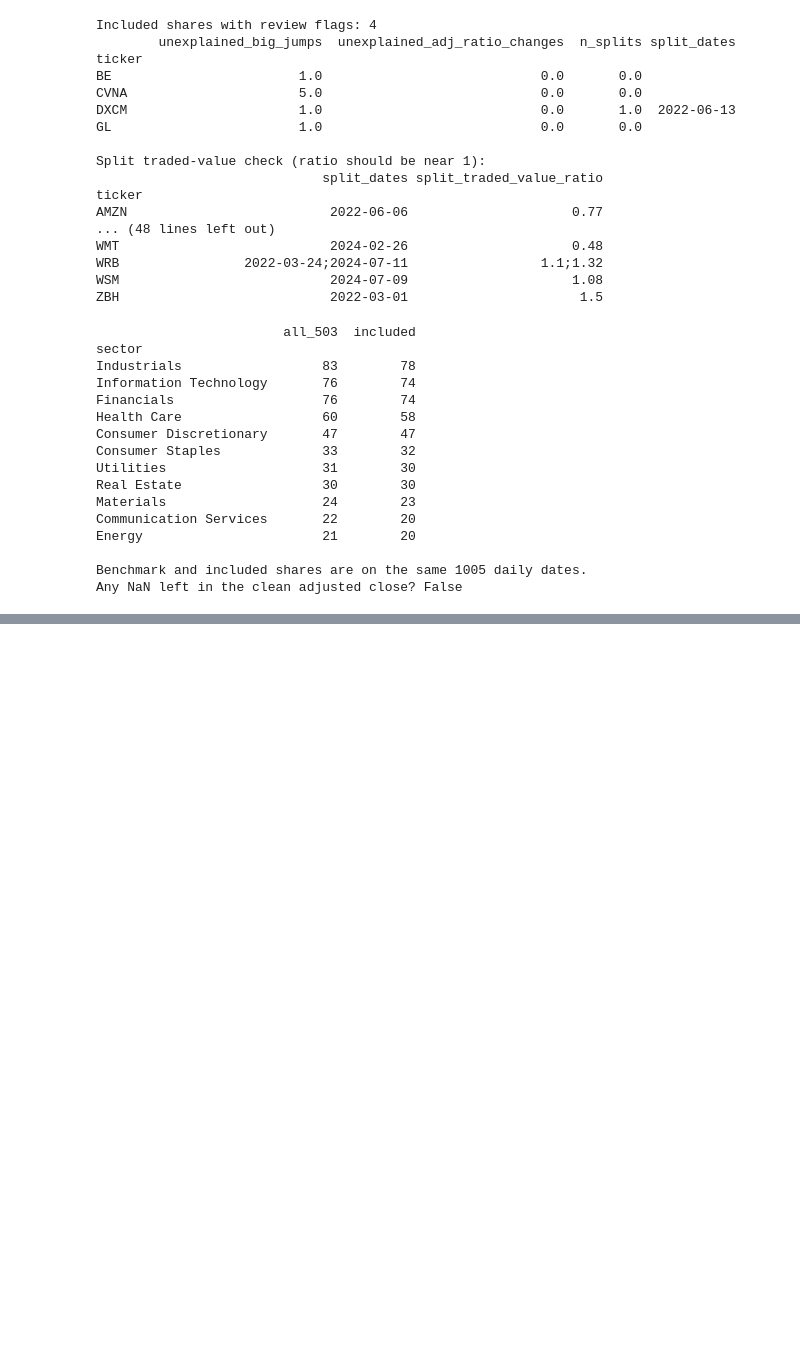
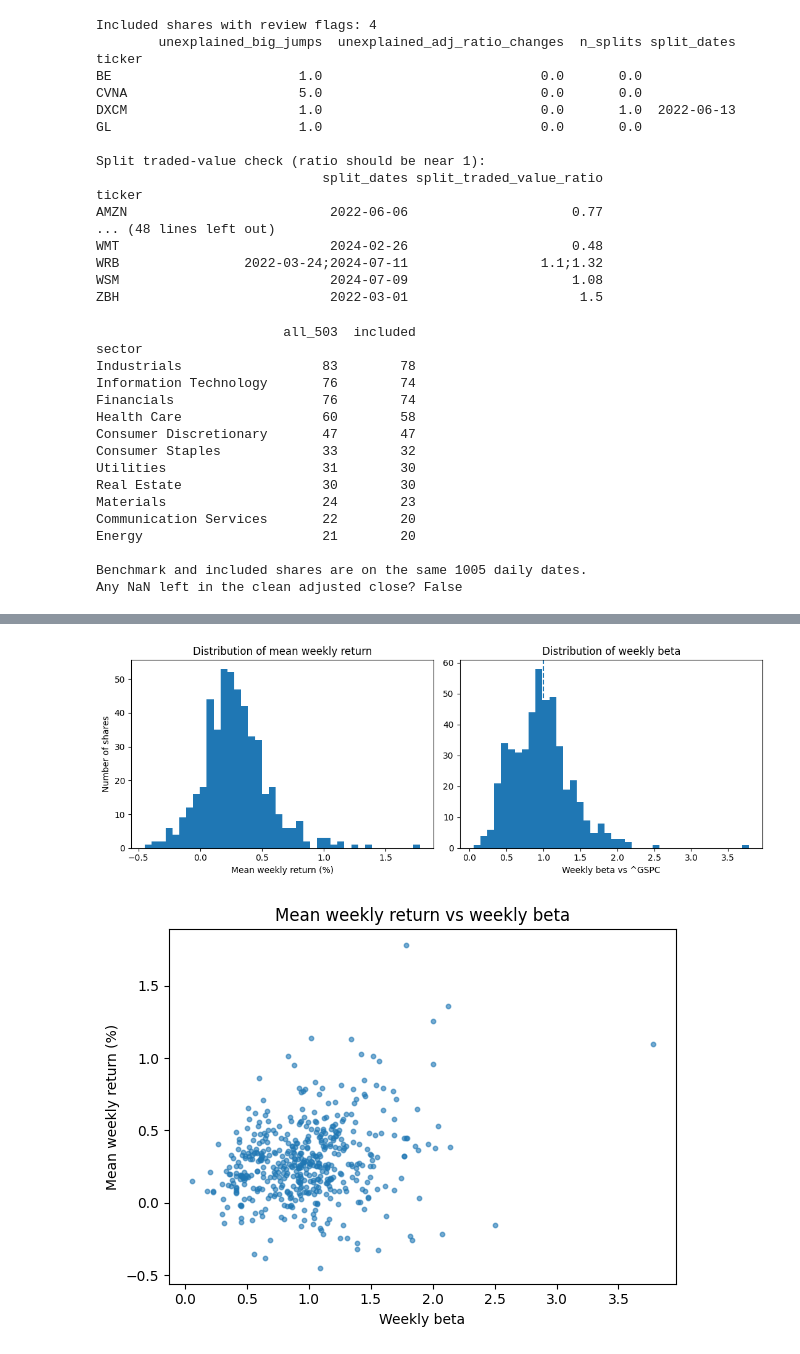
Before and after one commit to nemitha21/S-P500_Stock_Analysis_CWK1, a Jupyter notebook: S&P500_Stock_Analysis_CWK1.ipynb, the cells around one changed output, grey strips where cells are left out. Saved outputs shown, nothing was run; the diff lists cells and outputs as text; code cells hidden in the pictures; blank space fills up the shorter version.

```diff
--- a/S&P500_Stock_Analysis_CWK1.ipynb
+++ b/S&P500_Stock_Analysis_CWK1.ipynb
@@ -424,0 +523,21 @@ Any NaN left in the clean adjusted close? False
+# %%
+r_b = ret_w[BENCH]
+r_s = ret_w[included]
+
+mean_ret = r_s.mean()                                   # arithmetic mean
+beta = r_s.apply(lambda s: s.cov(r_b)) / r_b.var()      # cov(share, benchmark) / var(benchmark); both ddof=1
+
+# independent check: OLS slope of share return on benchmark return must equal beta
+beta_check = pd.Series({t: np.polyfit(r_b.values, r_s[t].values, 1)[0] for t in included})
+print("Max |beta - OLS slope|:", float((beta - beta_check).abs().max()))
+print("Benchmark beta against itself (must be 1):", r_b.cov(r_b) / r_b.var())
+
+feat = pd.DataFrame({
+    "mean_weekly_return": mean_ret,
+    "weekly_beta": beta,
+    "n_weekly_obs": r_s.count(),
+}).join(cons[["company", "sector"]])
+feat.to_csv("outputs/feature_table_risk_return.csv")
+
+print("\nObservation counts (all must be equal):", feat["n_weekly_obs"].unique())
+print(feat[["mean_weekly_return", "weekly_beta"]].describe())
@@ -424,0 +586,22 @@ Any NaN left in the clean adjusted close? False
+# %%
+fig, ax = plt.subplots(1, 2, figsize=(11, 4))
+ax[0].hist(feat["mean_weekly_return"] * 100, bins=40)
+ax[0].set_xlabel("Mean weekly return (%)"); ax[0].set_ylabel("Number of shares")
+ax[0].set_title("Distribution of mean weekly return")
+ax[1].hist(feat["weekly_beta"], bins=40)
+ax[1].axvline(1, linestyle="--")
+ax[1].set_xlabel("Weekly beta vs ^GSPC"); ax[1].set_title("Distribution of weekly beta")
+plt.tight_layout()
+plt.savefig("outputs/figures/fig_return_beta_distributions.png", dpi=200)
+plt.show()
+
+fig, ax = plt.subplots(figsize=(6, 4.5))
+ax.scatter(feat["weekly_beta"], feat["mean_weekly_return"] * 100, s=10, alpha=0.6)
+ax.set_xlabel("Weekly beta"); ax.set_ylabel("Mean weekly return (%)")
+ax.set_title("Mean weekly return vs weekly beta")
+plt.tight_layout()
+plt.savefig("outputs/figures/fig_return_vs_beta.png", dpi=200)
+plt.show()
+# %% [output]
+[figure, added]
+[figure, added]
```
Also changed, not shown: parts of 6 cells of this notebook.
